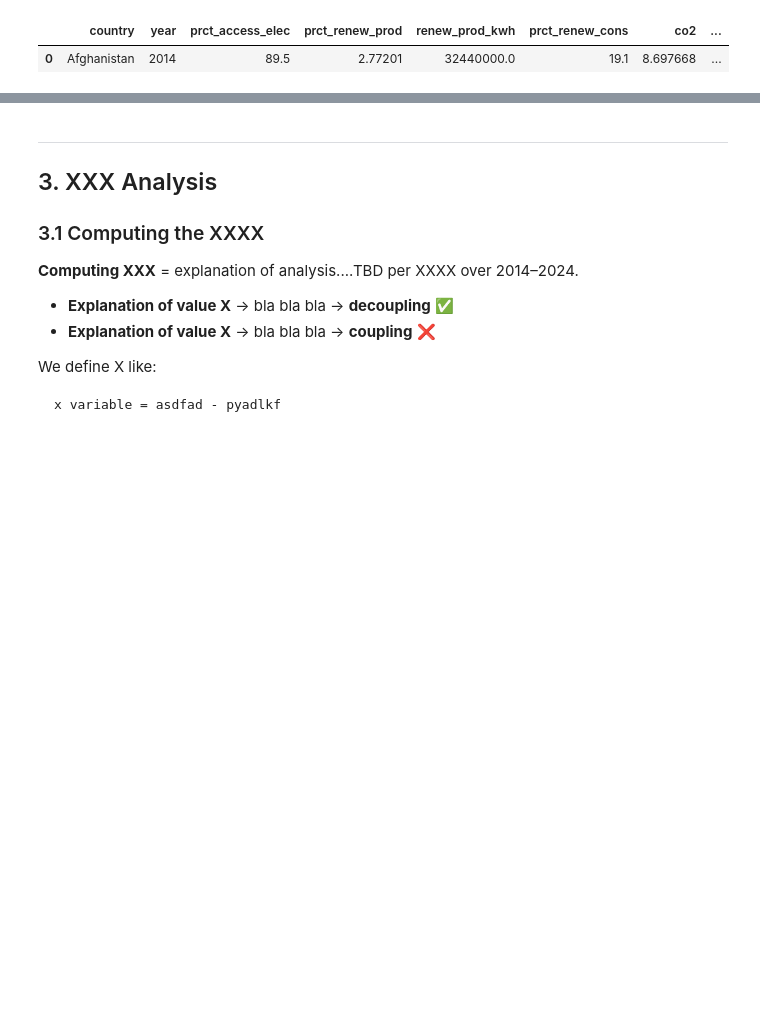
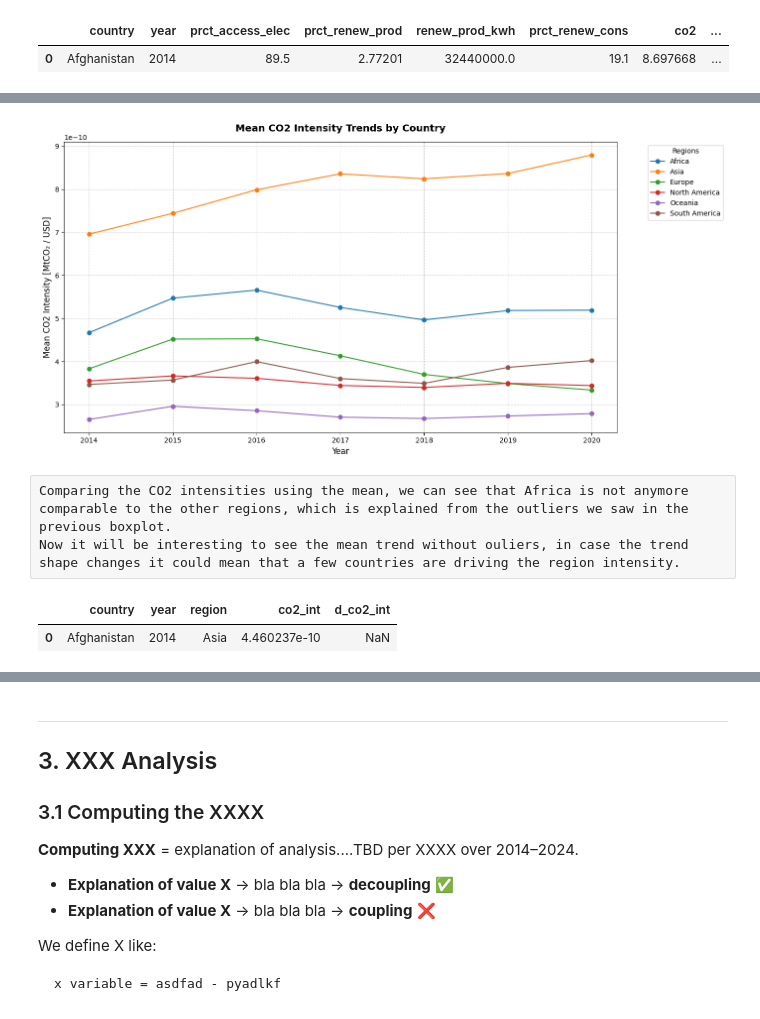
Before and after one commit to cadiyubu/first_project, a Jupyter notebook: notebooks/eda_hypothesis_testing_Diana.ipynb, the cells around one changed output, grey strips where cells are left out. Saved outputs shown, nothing was run; the diff lists cells and outputs as text; code cells hidden in the pictures; blank space fills up the shorter version.

```diff
--- a/notebooks/eda_hypothesis_testing_Diana.ipynb
+++ b/notebooks/eda_hypothesis_testing_Diana.ipynb
@@ -152,0 +224,3 @@ df.head(5)
+# %%
+piv2_dec_df= dec_df.pivot_table(index='year', columns='region', values='co2_int', aggfunc='mean')
+piv2_dec_df
@@ -152,0 +237,24 @@ df.head(5)
+# %%
+#creating the line plot to see CO2 intensity trend per region
+piv2_dec_df.plot(kind='line', figsize=(14,7), marker='o')
+# Adding clear lables and titles
+plt.title('Mean CO2 Intensity Trends by Country', fontsize=14, fontweight='bold', pad=15)
+plt.xlabel('Year', fontsize=12)
+plt.ylabel('Mean CO2 Intensity [MtCO₂ / USD]', fontsize=12)
+
+#Working the layout and legend
+plt.grid(True, linestyle='--', alpha=0.6)
+plt.legend(title='Regions', bbox_to_anchor=(1.05, 1), loc='upper left')
+plt.tight_layout()
+#Rendering the final image
+plt.show()
+# %% [output]
+[figure, added]
+# %% [raw]
+Comparing the CO2 intensities using the mean, we can see that Africa is not anymore comparable to the other regions, which is explained from the outliers we saw in the previous boxplot.
+Now it will be interesting to see the mean trend without ouliers, in case the trend shape changes it could mean that a few countries are driving the region intensity.
+# %%
+dec_df.head(1)
+# %% [output]
+|  | country | year | region | co2_int | d_co2_int |
+| 0 | Afghanistan | 2014 | Asia | 4.460237e-10 | NaN |
```
Also changed, not shown: parts of 51 cells of this notebook, 7 other files.
